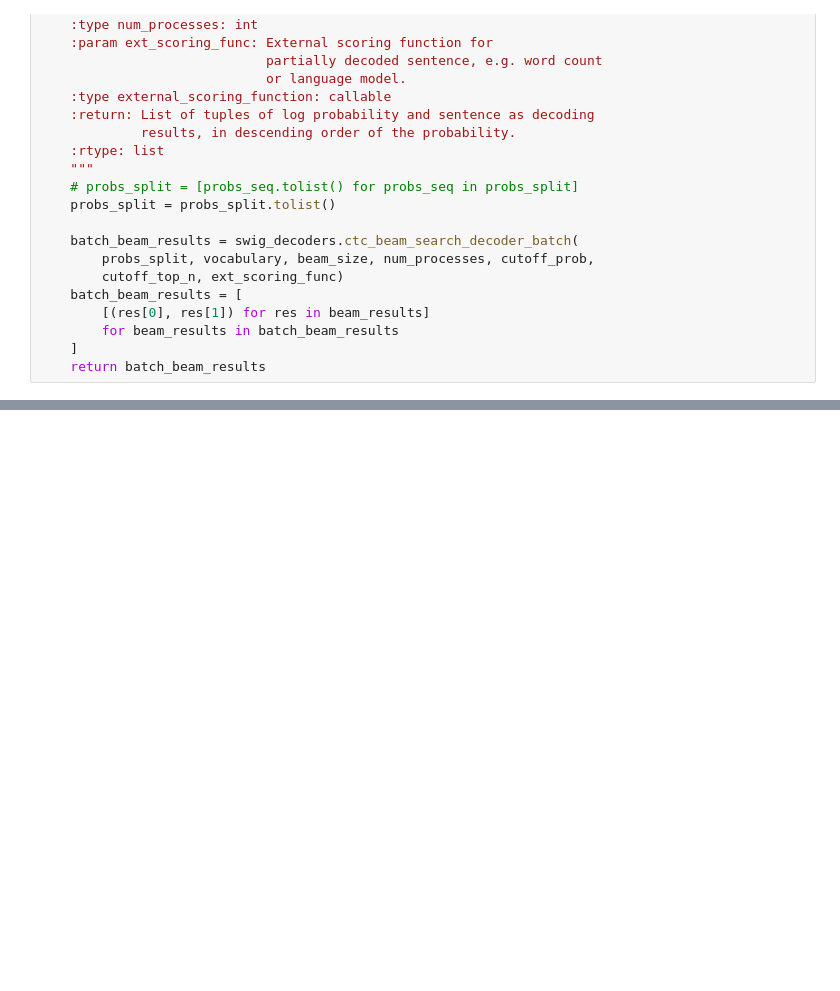
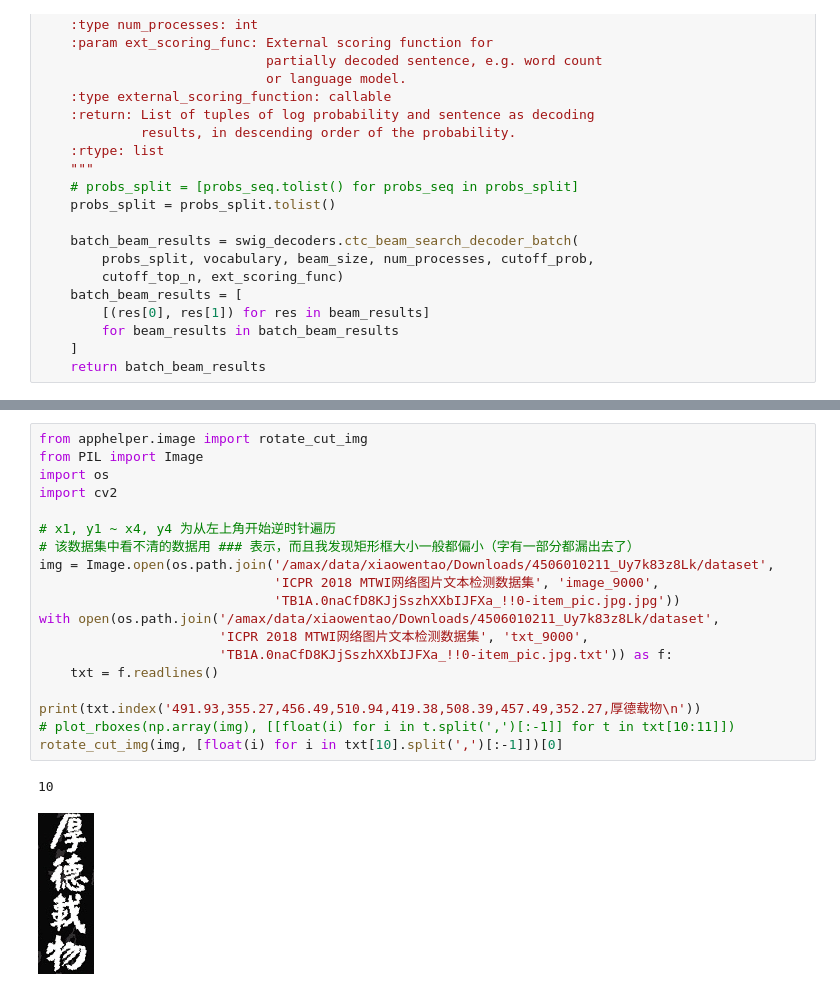
Before and after one commit to DCMMC/chineseocr, a Jupyter notebook: test.ipynb, the cells around one changed output, grey strips where cells are left out. Drawn from its saved outputs; the diff is of its cells as text; blank space fills up the shorter version.

```diff
--- a/test.ipynb
+++ b/test.ipynb
@@ -428,0 +517,22 @@ It take:1.6329455375671387s
+# %%
+from apphelper.image import rotate_cut_img
+from PIL import Image
+import os
+import cv2
+
+# x1, y1 ~ x4, y4 为从左上角开始逆时针遍历
+# 该数据集中看不清的数据用 ### 表示，而且我发现矩形框大小一般都偏小（字有一部分都漏出去了）
+img = Image.open(os.path.join('/amax/data/xiaowentao/Downloads/4506010211_Uy7k83z8Lk/dataset',
+                              'ICPR 2018 MTWI网络图片文本检测数据集', 'image_9000',
+                              'TB1A.0naCfD8KJjSszhXXbIJFXa_!!0-item_pic.jpg.jpg'))
+with open(os.path.join('/amax/data/xiaowentao/Downloads/4506010211_Uy7k83z8Lk/dataset',
+                       'ICPR 2018 MTWI网络图片文本检测数据集', 'txt_9000',
+                       'TB1A.0naCfD8KJjSszhXXbIJFXa_!!0-item_pic.jpg.txt')) as f:
+    txt = f.readlines()
+
+print(txt.index('491.93,355.27,456.49,510.94,419.38,508.39,457.49,352.27,厚德载物\n'))
+# plot_rboxes(np.array(img), [[float(i) for i in t.split(',')[:-1]] for t in txt[10:11]])
+rotate_cut_img(img, [float(i) for i in txt[10].split(',')[:-1]])[0]
+# %% [output]
+10
+[figure, added]
```
Also changed, not shown: parts of 11 cells of this notebook, 2 other files.
